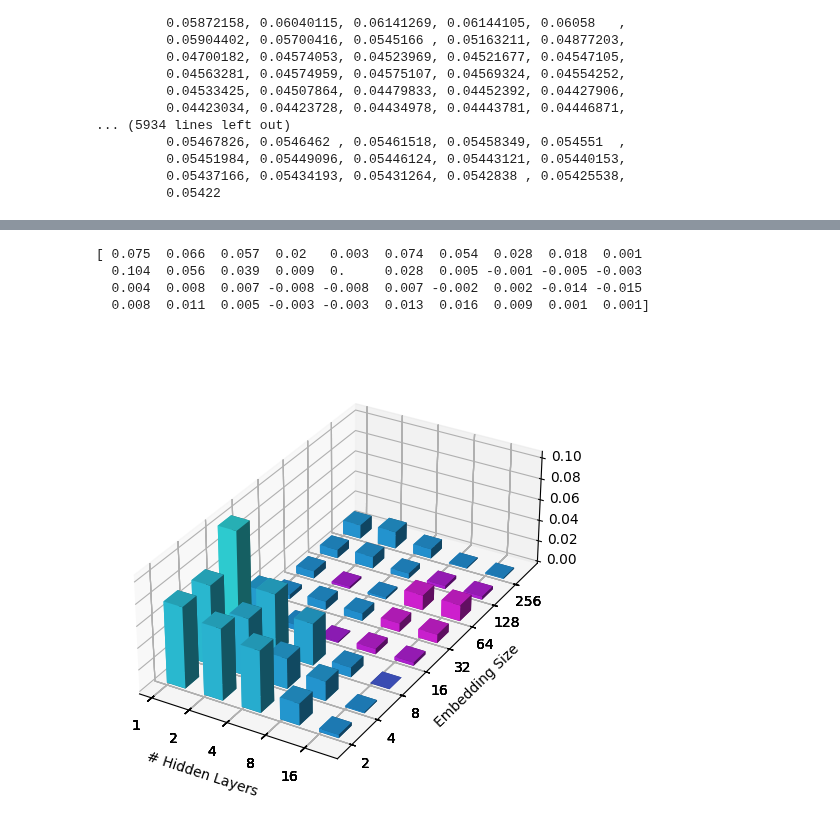
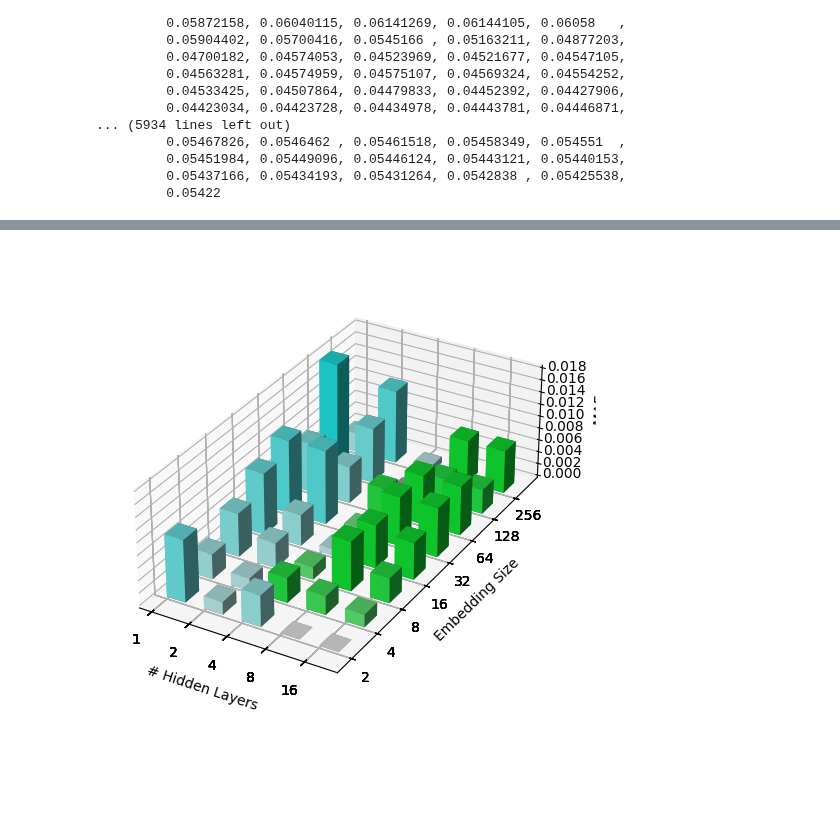
Before and after one commit to Rory-Dam/master_thesis, a Jupyter notebook: extra_stuff/embedding_size_analysis.ipynb, the cells around one changed output, grey strips where cells are left out. Saved outputs shown, nothing was run; the diff lists cells and outputs as text; code cells hidden in the pictures; blank space fills up the shorter version.

```diff
--- a/extra_stuff/embedding_size_analysis.ipynb
+++ b/extra_stuff/embedding_size_analysis.ipynb
@@ -202,8 +202,8 @@ hyp_tomato = np.array([[0.054,0.053,0.050,0.051,0.051],
 # [0.038,0.038,0.038,0.038,1.000],
 # [0.038,0.038,0.038,0.038,1.000],])
 # %%
-hyp, euc = hyp_strawberry, euc_strawberry
-# hyp, euc = hyp_tomato, euc_tomato
+# hyp, euc = hyp_strawberry, euc_strawberry
+hyp, euc = hyp_tomato, euc_tomato
 # %%
 import matplotlib.pyplot as plt
 from mpl_toolkits.mplot3d import Axes3D
@@ -260,6 +263,7 @@ plt.show()
 # %%
-colors = [(0, '#34ebeb'), (0.49, '#238fe8'), (0.51, '#8923e8'), (1, '#e823e8')]
-cmap = LinearSegmentedColormap.from_list('BlueWhiteGreen', colors).reversed()
+# colors = [(0, '#11DDDD'), (0.5, ('#EEEEEE')), (0.9, ('#88EEAA')), (1, '#11DD33')] # for tomato
+colors = [(0, '#11DDDD'), (0.5, ('#EEEEEE')), (1, '#11DD33')] #for strawberry
+cmap = LinearSegmentedColormap.from_list('Diff', colors).reversed()
 # cmap = cm.cool.reversed()
 
 data = hyp - euc
@@ -276,38 +280,34 @@ z = np.zeros_like(x)
 dx = dy = 0.5
 dx = dy = 0.5
 dz = data.flatten()
-print(dz)
 
 # norm = plt.Normalize(data.min(), data.max())
 norm = TwoSlopeNorm(vmin=dz.min(), vcenter=0, vmax=dz.max()*1.3)
 scaled_sign = np.sign(dz)
 scaled_sign[scaled_sign == -1] = dz.min()*0.4
 scaled_sign[scaled_sign == 1] = dz.max()*0.2
 colors = cmap(norm(scaled_sign + dz))
 
 fig = plt.figure(figsize=(10, 6))
 ax = fig.add_subplot(111, projection='3d')
 
 ax.bar3d(x, y, z, dx, dy, abs(dz), color=colors, shade=True)
 
 # ax.set_zlim(0,0.1)
 
 ax.set_xlabel('# Hidden Layers')
 ax.set_ylabel('\nEmbedding Size')
 ax.set_zlabel('\nMAE  ')
 
 # Set logarithmic scale labels
 ax.set_xticks(x)
 ax.set_xticklabels(x_ticks)
 ax.set_yticks(y)
 ax.set_yticklabels(y_ticks)
 
 ax.get_proj = lambda: np.dot(Axes3D.get_proj(ax), proj_5_8_diag)
 
+# plt.savefig(f'strawberry_diff.pdf', format='pdf', bbox_inches='tight')
 plt.show()
 # %% [output]
-[ 0.075  0.066  0.057  0.02   0.003  0.074  0.054  0.028  0.018  0.001
-  0.104  0.056  0.039  0.009  0.     0.028  0.005 -0.001 -0.005 -0.003
-  0.004  0.008  0.007 -0.008 -0.008  0.007 -0.002  0.002 -0.014 -0.015
-  0.008  0.011  0.005 -0.003 -0.003  0.013  0.016  0.009  0.001  0.001]
-[figure, old version]
+[figure, new version]
```
Also changed, not shown: parts of 3 cells of this notebook, 13 other files.
